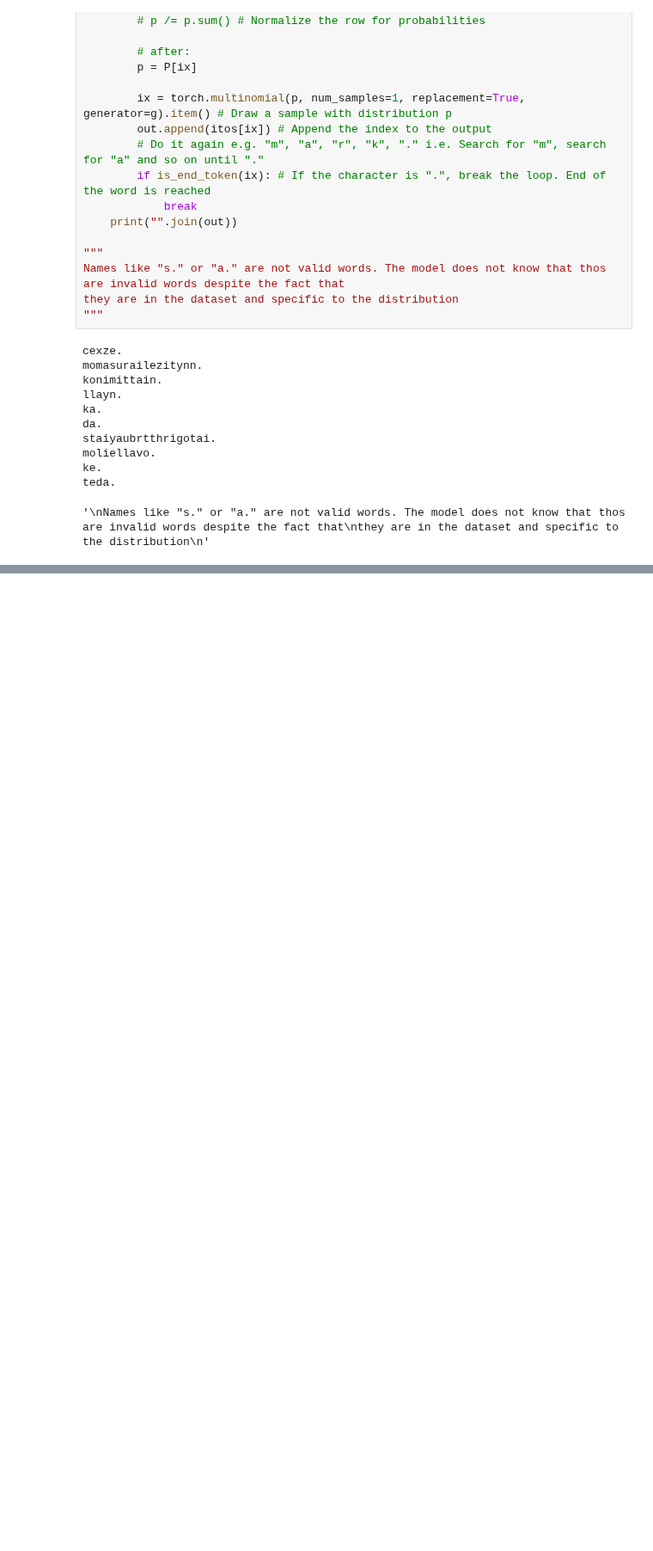
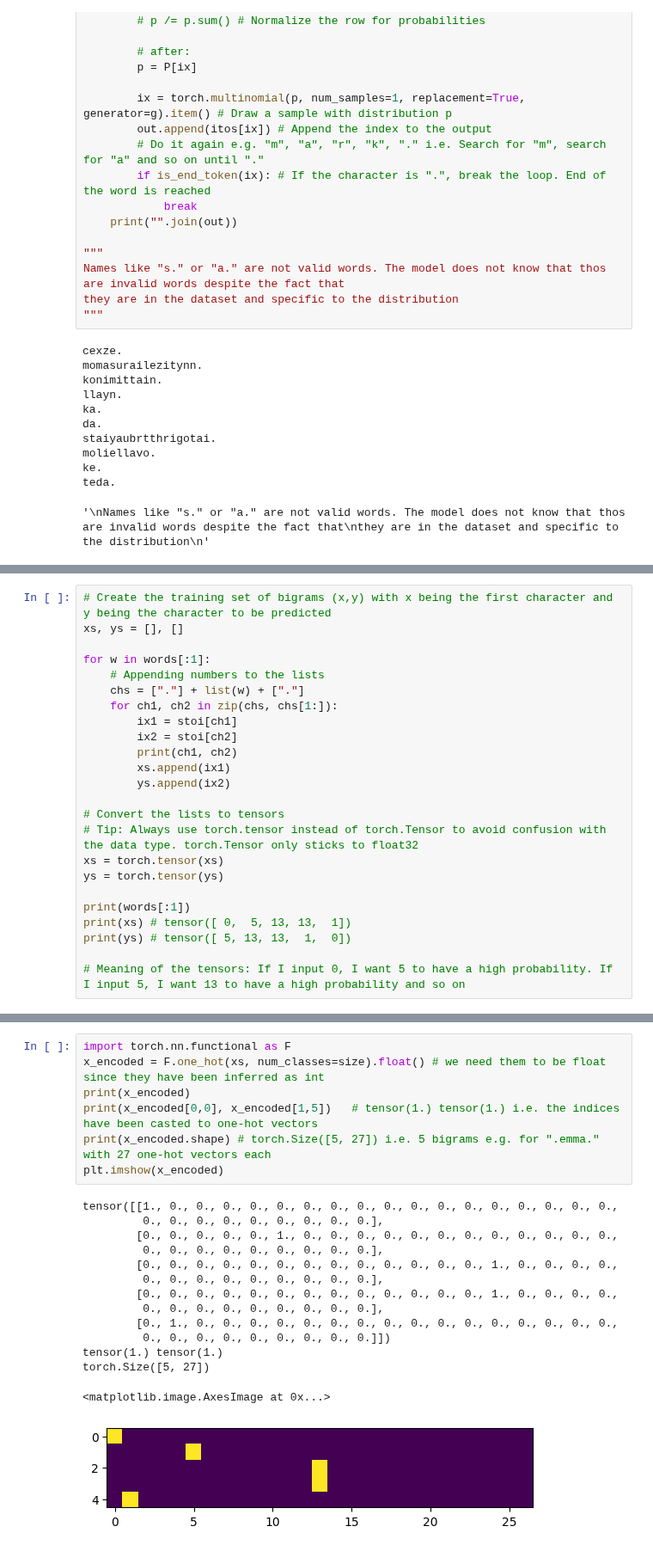
Before and after one commit to ron-mandic/praxissemester-2425, a Jupyter notebook: 08-2024/kw-35/andrej-karpathy-makemore-part-1/jupyter/ipynb/makemore.ipynb, the cells around one changed output, grey strips where cells are left out. Shown at 86% size. Saved outputs shown, nothing was run; the diff lists cells and outputs as text; blank space fills up the shorter version.

```diff
--- a/08-2024/kw-35/andrej-karpathy-makemore-part-1/jupyter/ipynb/makemore.ipynb
+++ b/08-2024/kw-35/andrej-karpathy-makemore-part-1/jupyter/ipynb/makemore.ipynb
@@ -415,0 +510,24 @@ teda.
+# %%
+# Create the training set of bigrams (x,y) with x being the first character and y being the character to be predicted
+xs, ys = [], []
+
+for w in words[:1]:
+    # Appending numbers to the lists
+    chs = ["."] + list(w) + ["."]
+    for ch1, ch2 in zip(chs, chs[1:]):
+        ix1 = stoi[ch1]
+        ix2 = stoi[ch2]
+        print(ch1, ch2)
+        xs.append(ix1)
+        ys.append(ix2)
+
+# Convert the lists to tensors
+# Tip: Always use torch.tensor instead of torch.Tensor to avoid confusion with the data type. torch.Tensor only sticks to float32
+xs = torch.tensor(xs)
+ys = torch.tensor(ys)
+
+print(words[:1])
+print(xs) # tensor([ 0,  5, 13, 13,  1])
+print(ys) # tensor([ 5, 13, 13,  1,  0])
+
+# Meaning of the tensors: If I input 0, I want 5 to have a high probability. If I input 5, I want 13 to have a high probability and so on
@@ -415,0 +553,22 @@ teda.
+# %%
+import torch.nn.functional as F
+x_encoded = F.one_hot(xs, num_classes=size).float() # we need them to be float since they have been inferred as int
+print(x_encoded)
+print(x_encoded[0,0], x_encoded[1,5])   # tensor(1.) tensor(1.) i.e. the indices have been casted to one-hot vectors
+print(x_encoded.shape) # torch.Size([5, 27]) i.e. 5 bigrams e.g. for ".emma." with 27 one-hot vectors each
+plt.imshow(x_encoded)
+# %% [output]
+tensor([[1., 0., 0., 0., 0., 0., 0., 0., 0., 0., 0., 0., 0., 0., 0., 0., 0., 0.,
+         0., 0., 0., 0., 0., 0., 0., 0., 0.],
+        [0., 0., 0., 0., 0., 1., 0., 0., 0., 0., 0., 0., 0., 0., 0., 0., 0., 0.,
+         0., 0., 0., 0., 0., 0., 0., 0., 0.],
+        [0., 0., 0., 0., 0., 0., 0., 0., 0., 0., 0., 0., 0., 1., 0., 0., 0., 0.,
+         0., 0., 0., 0., 0., 0., 0., 0., 0.],
+        [0., 0., 0., 0., 0., 0., 0., 0., 0., 0., 0., 0., 0., 1., 0., 0., 0., 0.,
+         0., 0., 0., 0., 0., 0., 0., 0., 0.],
+        [0., 1., 0., 0., 0., 0., 0., 0., 0., 0., 0., 0., 0., 0., 0., 0., 0., 0.,
+         0., 0., 0., 0., 0., 0., 0., 0., 0.]])
+tensor(1.) tensor(1.)
+torch.Size([5, 27])
+<matplotlib.image.AxesImage at 0x...>
+[figure, added]
```
Also changed, not shown: parts of 25 cells of this notebook, 1 other file.
